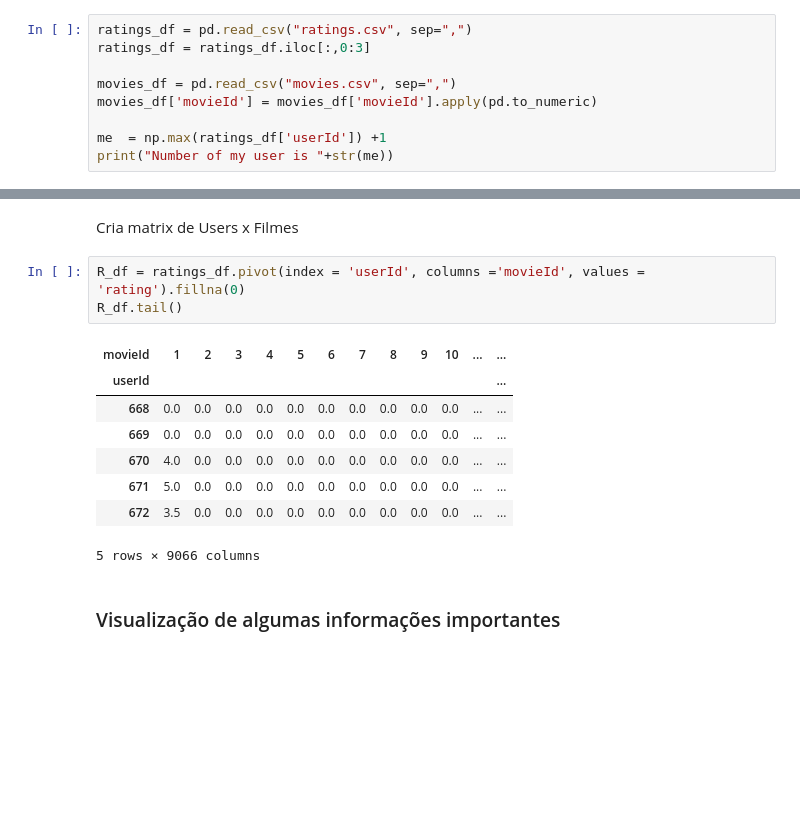
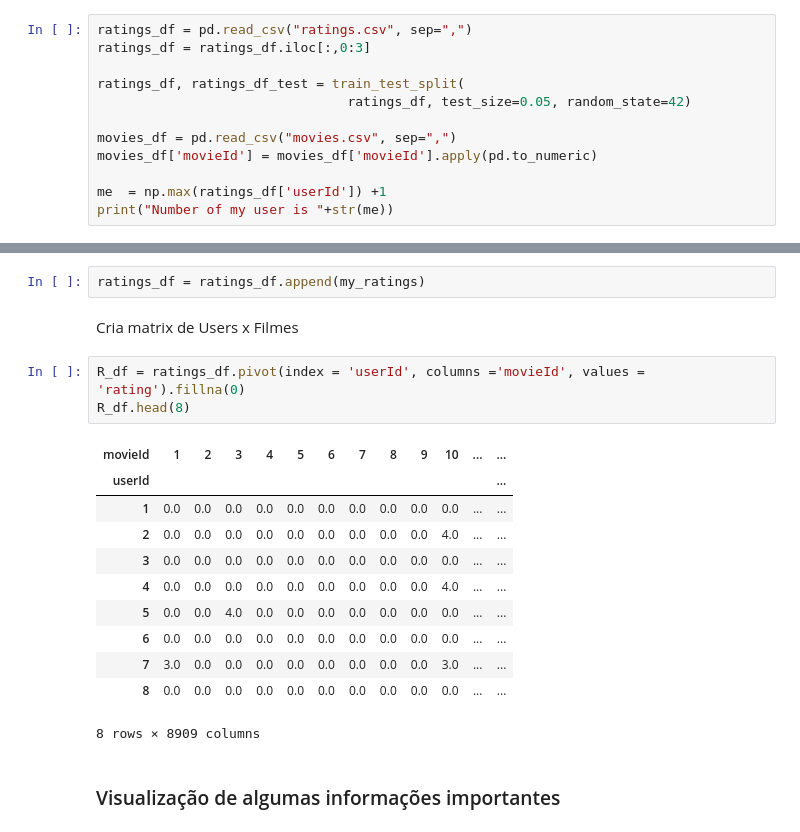
Before and after one commit to andrei258258/recommenders, a Jupyter notebook: Recommender System.ipynb, the cells around one changed output, grey strips where cells are left out. Saved outputs shown, nothing was run; the diff lists cells and outputs as text; blank space fills up the shorter version.

```diff
--- a/Recommender System.ipynb
+++ b/Recommender System.ipynb
@@ -20,6 +21,9 @@ os.chdir('c:\\Andrei\\recommender-systems\\dataset')
 # %%
 ratings_df = pd.read_csv("ratings.csv", sep=",")
 ratings_df = ratings_df.iloc[:,0:3]
+
+ratings_df, ratings_df_test = train_test_split(
+                                ratings_df, test_size=0.05, random_state=42)
 
 movies_df = pd.read_csv("movies.csv", sep=",")
 movies_df['movieId'] = movies_df['movieId'].apply(pd.to_numeric)
@@ -66,17 +62,22 @@ already_rated.head(10)
+# %%
+ratings_df = ratings_df.append(my_ratings)
 # %% [markdown]
 Cria matrix de Users x Filmes
 # %%
 R_df = ratings_df.pivot(index = 'userId', columns ='movieId', values = 'rating').fillna(0)
-R_df.tail()
+R_df.head(8)
 # %% [output]
 | movieId | 1 | 2 | 3 | 4 | 5 | 6 | 7 | 8 | 9 | 10 | ... | ... |
 | userId |  |  |  |  |  |  |  |  |  |  |  | ... |
-| 668 | 0.0 | 0.0 | 0.0 | 0.0 | 0.0 | 0.0 | 0.0 | 0.0 | 0.0 | 0.0 | ... | ... |
-| 669 | 0.0 | 0.0 | 0.0 | 0.0 | 0.0 | 0.0 | 0.0 | 0.0 | 0.0 | 0.0 | ... | ... |
-| 670 | 4.0 | 0.0 | 0.0 | 0.0 | 0.0 | 0.0 | 0.0 | 0.0 | 0.0 | 0.0 | ... | ... |
-| 671 | 5.0 | 0.0 | 0.0 | 0.0 | 0.0 | 0.0 | 0.0 | 0.0 | 0.0 | 0.0 | ... | ... |
-| 672 | 3.5 | 0.0 | 0.0 | 0.0 | 0.0 | 0.0 | 0.0 | 0.0 | 0.0 | 0.0 | ... | ... |
+| 1 | 0.0 | 0.0 | 0.0 | 0.0 | 0.0 | 0.0 | 0.0 | 0.0 | 0.0 | 0.0 | ... | ... |
+| 2 | 0.0 | 0.0 | 0.0 | 0.0 | 0.0 | 0.0 | 0.0 | 0.0 | 0.0 | 4.0 | ... | ... |
+| 3 | 0.0 | 0.0 | 0.0 | 0.0 | 0.0 | 0.0 | 0.0 | 0.0 | 0.0 | 0.0 | ... | ... |
+| 4 | 0.0 | 0.0 | 0.0 | 0.0 | 0.0 | 0.0 | 0.0 | 0.0 | 0.0 | 4.0 | ... | ... |
+| 5 | 0.0 | 0.0 | 4.0 | 0.0 | 0.0 | 0.0 | 0.0 | 0.0 | 0.0 | 0.0 | ... | ... |
+| 6 | 0.0 | 0.0 | 0.0 | 0.0 | 0.0 | 0.0 | 0.0 | 0.0 | 0.0 | 0.0 | ... | ... |
+| 7 | 3.0 | 0.0 | 0.0 | 0.0 | 0.0 | 0.0 | 0.0 | 0.0 | 0.0 | 3.0 | ... | ... |
+| 8 | 0.0 | 0.0 | 0.0 | 0.0 | 0.0 | 0.0 | 0.0 | 0.0 | 0.0 | 0.0 | ... | ... |
-5 rows × 9066 columns
+8 rows × 8909 columns
 # %% [markdown]
 ### Visualização de algumas informações importantes
 # %% [markdown]
```
Also changed, not shown: parts of 19 cells of this notebook, 1 other file.
